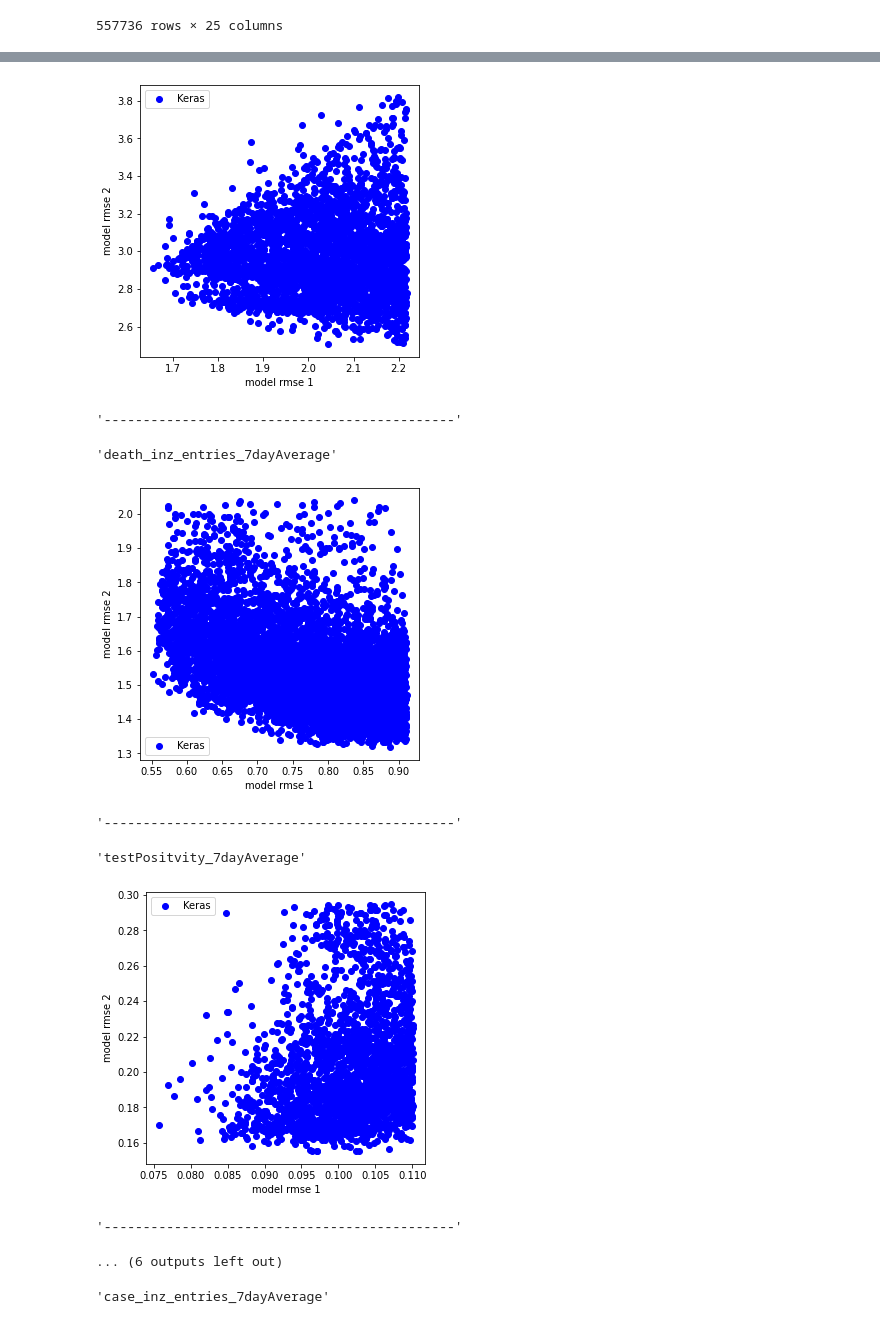
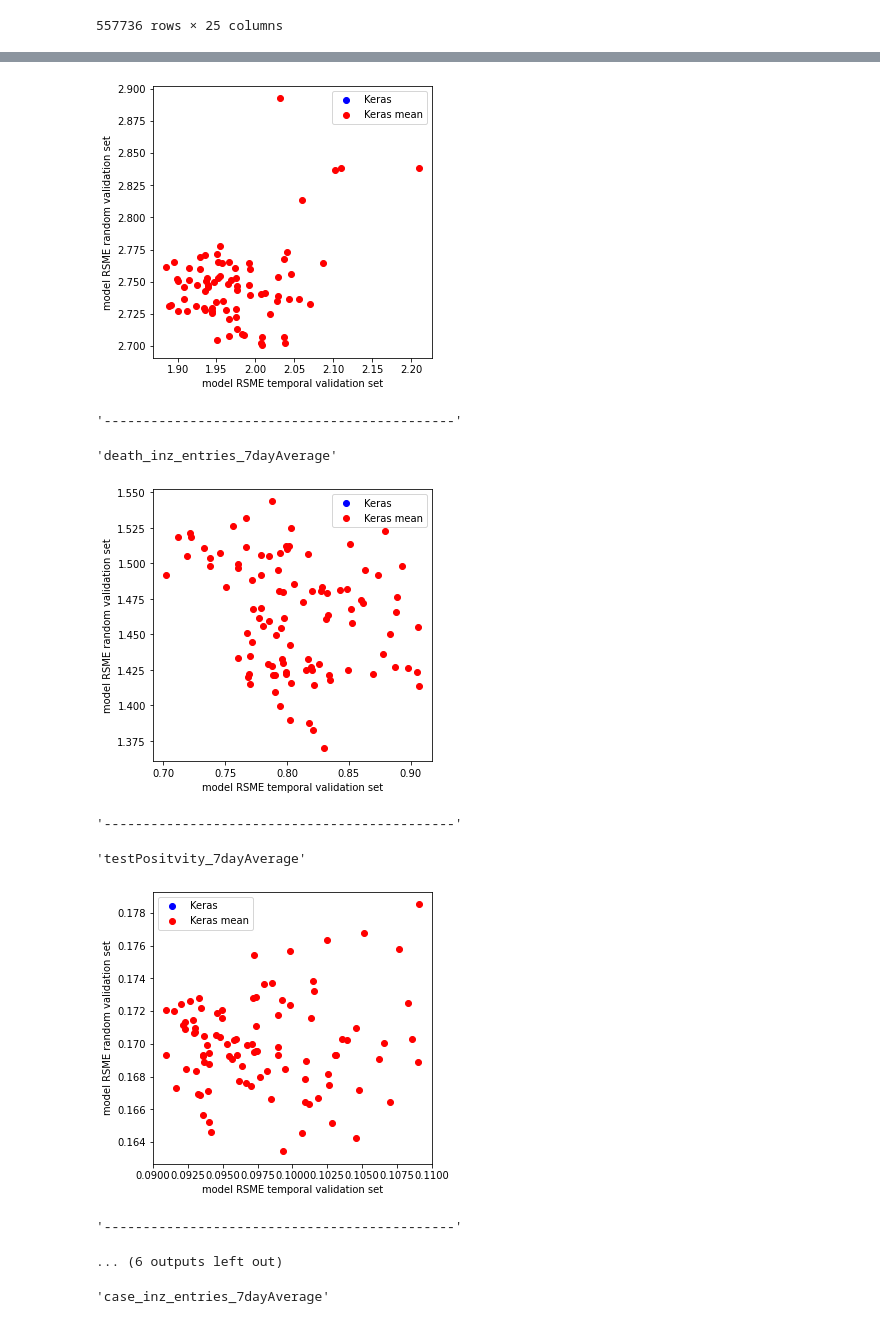
Before and after one commit to ratschlab/projects2021-bsc-thesis-scherer, a Jupyter notebook: DataExplorer.ipynb, the cells around one changed output, grey strips where cells are left out. Saved outputs shown, nothing was run; the diff lists cells and outputs as text; code cells hidden in the pictures.

```diff
--- a/DataExplorer.ipynb
+++ b/DataExplorer.ipynb
@@ -283,28 +184 @@ for category in outputCategories:
-# %%
-# SINGLE VS. MULTI OUTPUT (for all weeks and for all targets plot single, multi, baseline per model class)
-for modelClass in ['RandomForrest']: # 'RandomForrest', 'Lasso''Keras' ,'SGD','KernelRidge','MultiTaskLasso','MLP','KernelRidge','XGB','LGBM','Ridge','SVR','Keras'
-    for category in outputCategories:
-        merged1 = pd.DataFrame()
-        merged2 = pd.DataFrame()
-        for week in range(0,numberOfOutputWeeks):
-            temp = df[(df['week']==week)&(df['task']==category)&(df['modelClass']==modelClass)].groupby(['isMultiWeek']).apply(lambda x: x.sort_values(["rel. diff. to last value baseline 1"], ascending=False)).reset_index(drop=True)
-            temp = temp.groupby(['isMultiWeek']).head(1)
-            temp1 = temp[['model rmse 1', 'last value baseline 1 rmse', 'isMultiWeek']].set_index('isMultiWeek')
-            temp2 = temp[['model rmse 2', 'last value baseline 2 rmse', 'isMultiWeek']].set_index('isMultiWeek')
-            new_row1 = pd.Series(data={'rmse':temp1['last value baseline 1 rmse'].values[0]}, name='baseline')
-            new_row2 = pd.Series(data={'rmse':temp2['last value baseline 2 rmse'].values[0]}, name='baseline')
-            temp1.rename(columns = {'model rmse 1':'rmse'}, inplace = True)
-            temp2.rename(columns = {'model rmse 2':'rmse'}, inplace = True)
-            temp1.drop(['last value baseline 1 rmse'], inplace=True, axis=1)
-            temp2.drop(['last value baseline 2 rmse'], inplace=True, axis=1)
-            temp1 = temp1.append(new_row1, ignore_index=False) #.sort_values(['rsme'], ascending=False)
-            temp2 = temp2.append(new_row2, ignore_index=False)
-            temp1.rename(columns = {'rmse':str(week+1)}, inplace=True)
-            temp2.rename(columns = {'rmse':str(week+1)}, inplace=True)
-            merged1 = merged1.append(temp1.transpose())
-            merged2 = merged2.append(temp2.transpose())
-            #temp.plot(kind='bar', title=modelClass+"_"+category+"_"+"week_"+str(week))
-            #plt.show()
-        merged1.plot(kind='line',title=modelClass+" "+category +" (validation set 1 scores)",ylabel='rmse', xlabel="week", figsize=(20,10))
-        merged2.plot(kind='line',title=modelClass+" "+category +" (validation set 2 scores)",ylabel='rmse', xlabel="week", figsize=(20,10))
 # %%
@@ -881,4 +940,5 @@ for task in outputCategories:
 # %%
+# Keras problem
 for task in ['case_inz_entries_7dayAverage',
                   'hosp_inz_entries_7dayAverage',
                   'death_inz_entries_7dayAverage',
@@ -894,7 +954,7 @@ for task in ['case_inz_entries_7dayAverage',
 
     df = rankedTasksDict[task]
 
-    plt.figure(figsize=(5,5))
+    fig = plt.figure(figsize=(5,5))
 
     plt.scatter(df['model rmse 1'][df.modelClass == 'Keras'],
             df['model rmse 2'][df.modelClass == 'Keras'],
@@ -902,14 +962,14 @@ for task in ['case_inz_entries_7dayAverage',
            color='blue',
            label='Keras',
            alpha=1)
-    '''
+
     plt.scatter(df['model rmse 1'][df.modelClass == 'Keras mean'],
             df['model rmse 2'][df.modelClass == 'Keras mean'],
            marker='o',
            color='red',
            label='Keras mean',
            alpha=1)
-
+    '''
     plt.scatter(df['model rmse 1'][df.modelClass == 'RandomForrest'],
             df['model rmse 2'][df.modelClass == 'RandomForrest'],
            marker='o',
@@ -942,12 +1002,14 @@ for task in ['case_inz_entries_7dayAverage',
            label='ElasticNet',
            alpha=1)
     '''
-    plt.xlabel('model rmse 1')
-    plt.ylabel('model rmse 2')
+    plt.xlabel('model RSME temporal validation set')
+    plt.ylabel('model RSME random validation set')
     plt.legend()
 
     plt.show()
 
+    #fig.get_figure().savefig('plots/problemKeras/'+task+'.png', bbox_inches=matplotlib.transforms.Bbox([[-1, -1], [5, 5]]))
+
     display("---------------------------------------------")
 # %% [output]
 'case_inz_entries_7dayAverage'
@@ -955,11 +1017,11 @@ for task in ['case_inz_entries_7dayAverage',
 '---------------------------------------------'
 'hosp_inz_entries_7dayAverage'
-[figure, old version]
+[figure, new version]
 '---------------------------------------------'
 'death_inz_entries_7dayAverage'
-[figure, old version]
+[figure, new version]
 '---------------------------------------------'
 'testPositvity_7dayAverage'
-[figure, old version]
+[figure, new version]
 '---------------------------------------------'
 ... (6 outputs left out)
```
Also changed, not shown: parts of 23 cells of this notebook, 54 other files.
